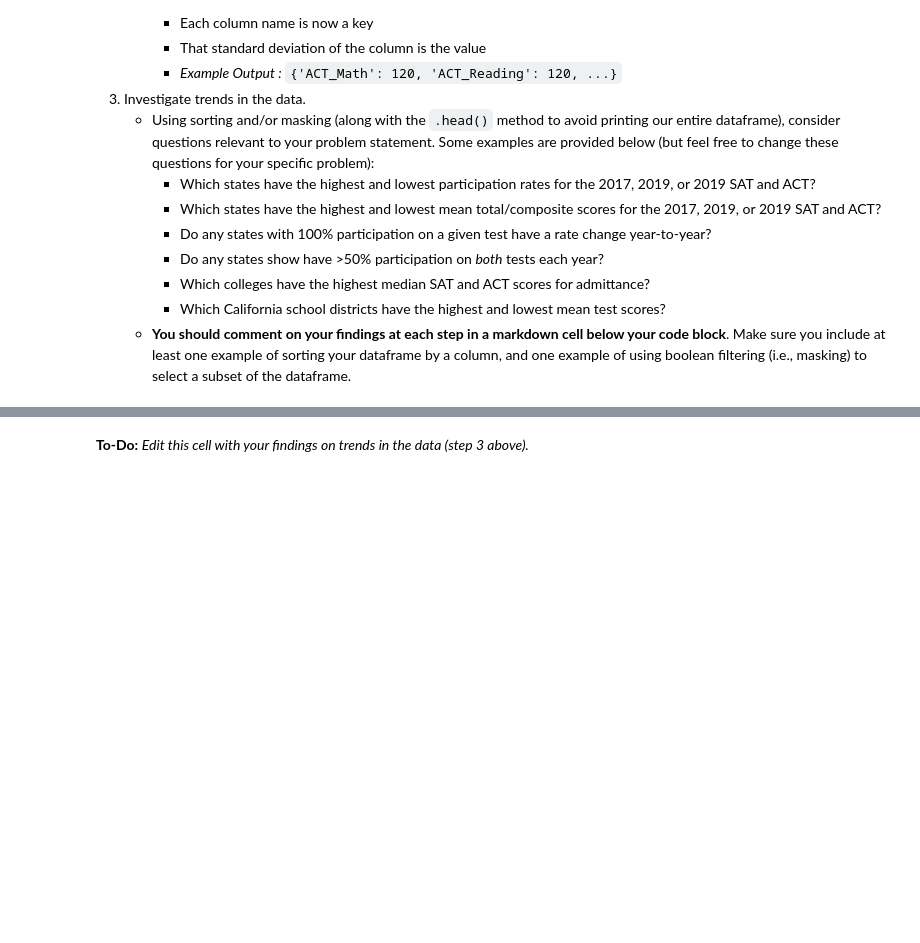
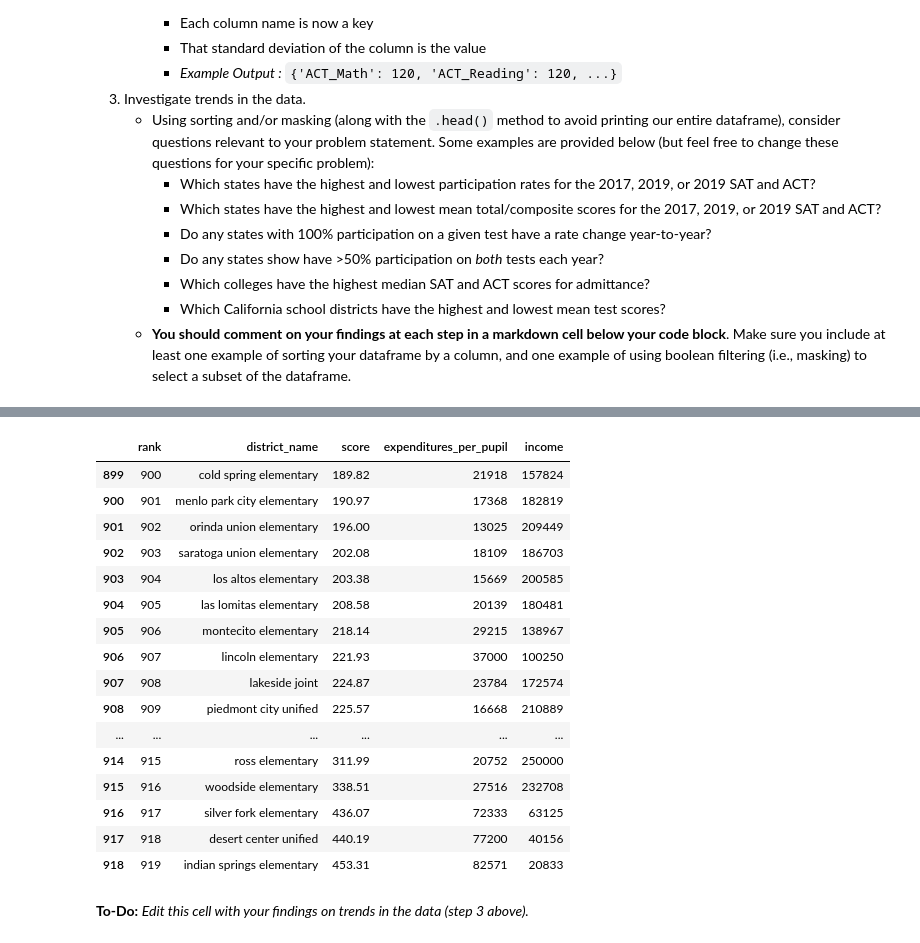
Before and after one commit to griffinbran/Temp-Repo-1, a Jupyter notebook: code/starter-code.ipynb, the cells around one changed output, grey strips where cells are left out. Cells and saved outputs as stored; diff of their text form; code cells hidden in the pictures; blank space fills up the shorter version.

```diff
--- a/code/starter-code.ipynb
+++ b/code/starter-code.ipynb
@@ -403,0 +426,16 @@ print(equitydf['county'])
+# %%
+#Create a check for overlapping districts
+district_scores_actdf.reset_index(inplace=True)
+district_scores_satdf.reset_index(inplace=True)
+for row in range(len(district_scores_satdf)):
+    for district in range(len(equitydf)):
+        if district_scores_satdf['district_name'][row] == equitydf['district_name'][district]:
+            print(row)
+''''
+districts = district_scores_satdf['district_name'].copy()
+act_only_districts = []
+print(len(act_only_districts))
+for district in district_scores_actdf['district_name']:
+    if district not in district_scores_satdf['district_name']:
+        act_only_districts.append(district)
+print(len(act_only_districts))
@@ -497,0 +546,31 @@ Complete the following steps to explore your data. You are welcome to do more ED
+# %%
+#Code:
+#Participation DataFrames
+#print(sat_districtdf.info());
+#print(act_districtdf.info());
+
+#Combine enrollment and test-taking numbers to calc participation percentages for ease of comparison
+act_districtdf['percent_participation'] = round((act_districtdf['tested_seniors']/act_districtdf['enrolled_seniors'])*100,2)
+sat_districtdf['percent_participation'] = round((sat_districtdf['tested_seniors']/sat_districtdf['enrolled_seniors'])*100,2)
+#Identify issue with interpretation of dataset. Total No. of test takers shoud not exceed No. of seniors
+#print(act_districtdf[act_districtdf['percent_participation']>100]) #actdf.index == [1400, 1504, 1601] > 100% participation!
+#print(actdf[actdf.index == 1400])
+#print(sat_districtdf[sat_districtdf['percent_participation']>=100]) #SAT data checks out
+
+#Scores above benchmark threshold DataFrames
+#print(district_scores_satdf.describe());
+#print(district_scores_actdf.describe());
+print(district_scores_satdf[district_scores_satdf['pct_over_benchmark_sat']<10][['district_name','pct_over_benchmark_sat']])
+print(district_scores_actdf[district_scores_actdf['pct_over_benchmark_act']<10][['district_name','pct_over_benchmark_act']])
+
+#External income/equity data DataFrames
+print(equitydf.info())
+equitydf.sort_values('rank').tail(20)
+#print(act_countydf.groupby('RType')[['NumTstTakr','Enroll12']].agg( ['mean', 'max', 'min', 'std'] ))
+#print(act_countydf[['CName','NumGE21','PctGE21']].info());
+#print(act_countydf['NumTstTakr'].std())
+
+#Use this code later to look at statistics after adding a column pct_participation = ('NumTstTakr' / 'Enroll12')
+#print(act_countydf[['NumTstTakr', 'Enroll12']].agg( ['mean', 'max', 'min', 'std'] ))
+#print(act_districtdf.groupby('CName')[['NumTstTakr','Enroll12']].agg( ['mean', 'max', 'min', 'std'] ))
+# %% [output]
@@ -498,3 +594,20 @@ Complete the following steps to explore your data. You are welcome to do more ED
+|  | rank | district_name | score | expenditures_per_pupil | income |
+| 899 | 900 | cold spring elementary | 189.82 | 21918 | 157824 |
+| 900 | 901 | menlo park city elementary | 190.97 | 17368 | 182819 |
+| 901 | 902 | orinda union elementary | 196.00 | 13025 | 209449 |
+| 902 | 903 | saratoga union elementary | 202.08 | 18109 | 186703 |
+| 903 | 904 | los altos elementary | 203.38 | 15669 | 200585 |
+| 904 | 905 | las lomitas elementary | 208.58 | 20139 | 180481 |
+| 905 | 906 | montecito elementary | 218.14 | 29215 | 138967 |
+| 906 | 907 | lincoln elementary | 221.93 | 37000 | 100250 |
+| 907 | 908 | lakeside joint | 224.87 | 23784 | 172574 |
+| 908 | 909 | piedmont city unified | 225.57 | 16668 | 210889 |
+| ... | ... | ... | ... | ... | ... |
+| 914 | 915 | ross elementary | 311.99 | 20752 | 250000 |
+| 915 | 916 | woodside elementary | 338.51 | 27516 | 232708 |
+| 916 | 917 | silver fork elementary | 436.07 | 72333 | 63125 |
+| 917 | 918 | desert center unified | 440.19 | 77200 | 40156 |
+| 918 | 919 | indian springs elementary | 453.31 | 82571 | 20833 |
 # %% [markdown]
 **To-Do:** *Edit this cell with your findings on trends in the data (step 3 above).*
 # %% [markdown]
```
Also changed, not shown: parts of 29 cells of this notebook, 12 other files.
